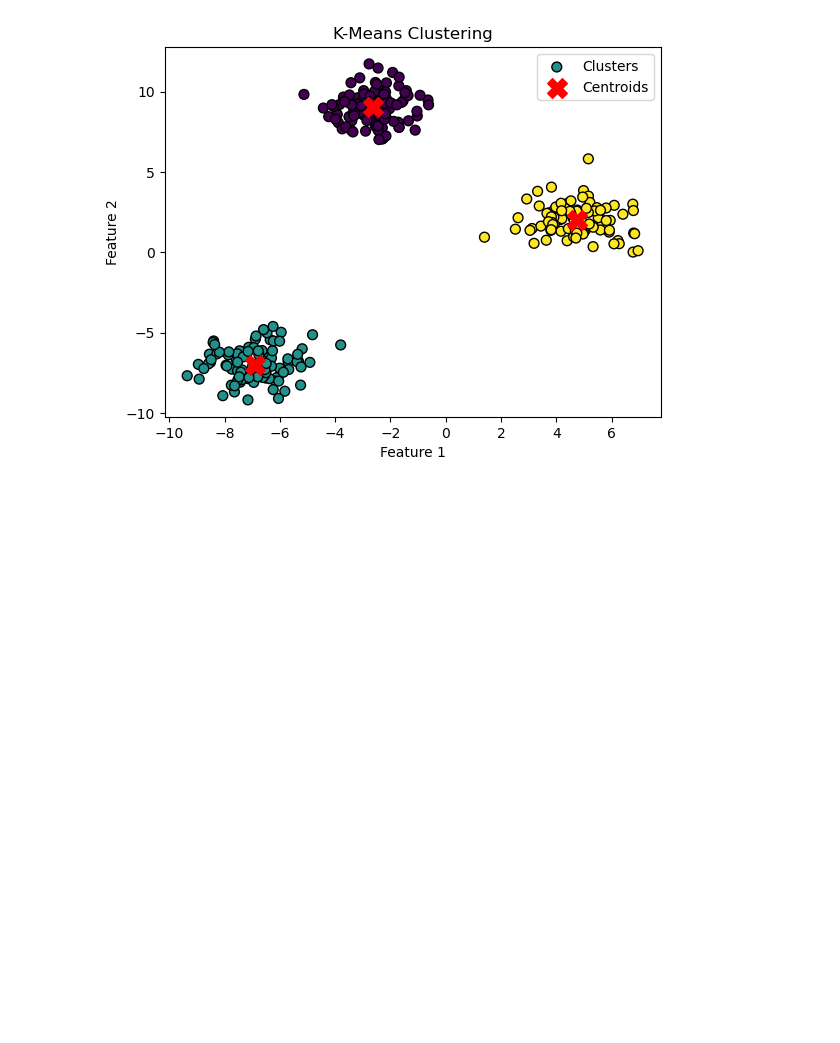
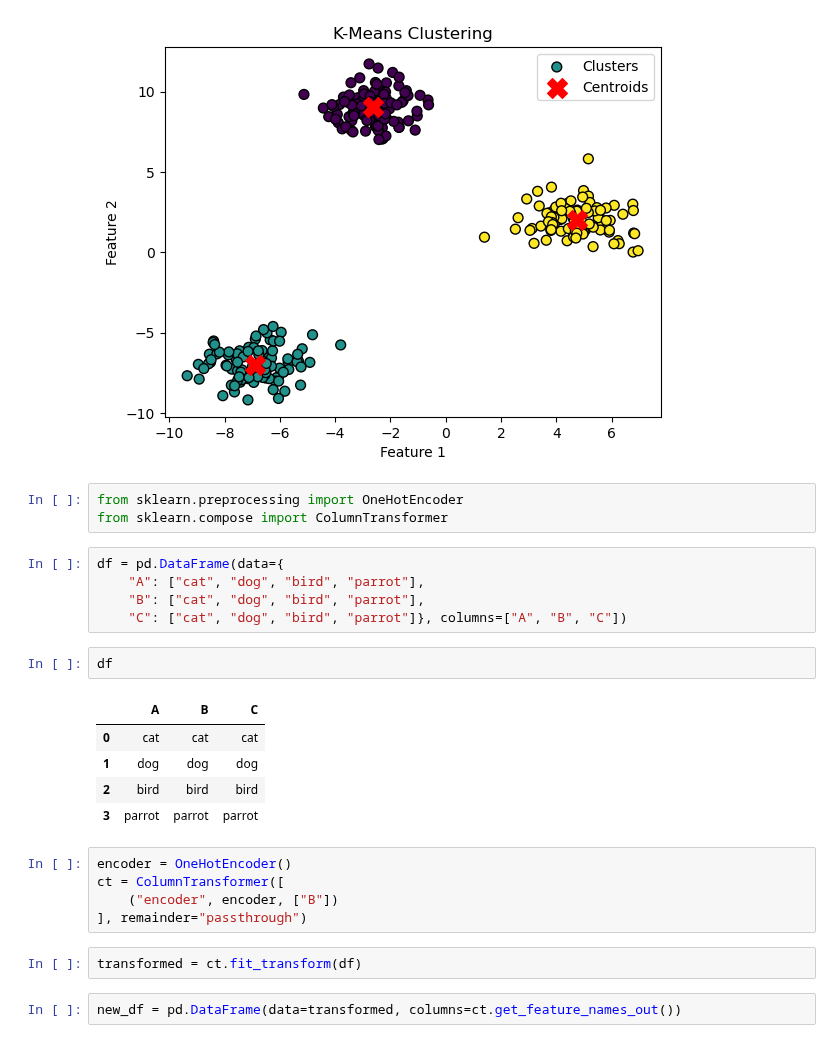
Before and after one commit to msnkr/python_projects, a Jupyter notebook: ML/Untitled.ipynb, the cells around one changed output. Cells and saved outputs as stored; diff of their text form; blank space fills up the shorter version.

```diff
--- a/ML/Untitled.ipynb
+++ b/ML/Untitled.ipynb
@@ -205,3 +205,28 @@ plt.legend()
 plt.show()
 # %% [output]
 [figure]
+# %%
+from sklearn.preprocessing import OneHotEncoder
+from sklearn.compose import ColumnTransformer
+# %%
+df = pd.DataFrame(data={
+    "A": ["cat", "dog", "bird", "parrot"],
+    "B": ["cat", "dog", "bird", "parrot"],
+    "C": ["cat", "dog", "bird", "parrot"]}, columns=["A", "B", "C"])
+# %%
+df
+# %% [output]
+|  | A | B | C |
+| 0 | cat | cat | cat |
+| 1 | dog | dog | dog |
+| 2 | bird | bird | bird |
+| 3 | parrot | parrot | parrot |
+# %%
+encoder = OneHotEncoder()
+ct = ColumnTransformer([
+    ("encoder", encoder, ["B"])
+], remainder="passthrough")
+# %%
+transformed = ct.fit_transform(df)
+# %%
+new_df = pd.DataFrame(data=transformed, columns=ct.get_feature_names_out())
```
Also changed, not shown: parts of 1 cell of this notebook, 1 other file.
